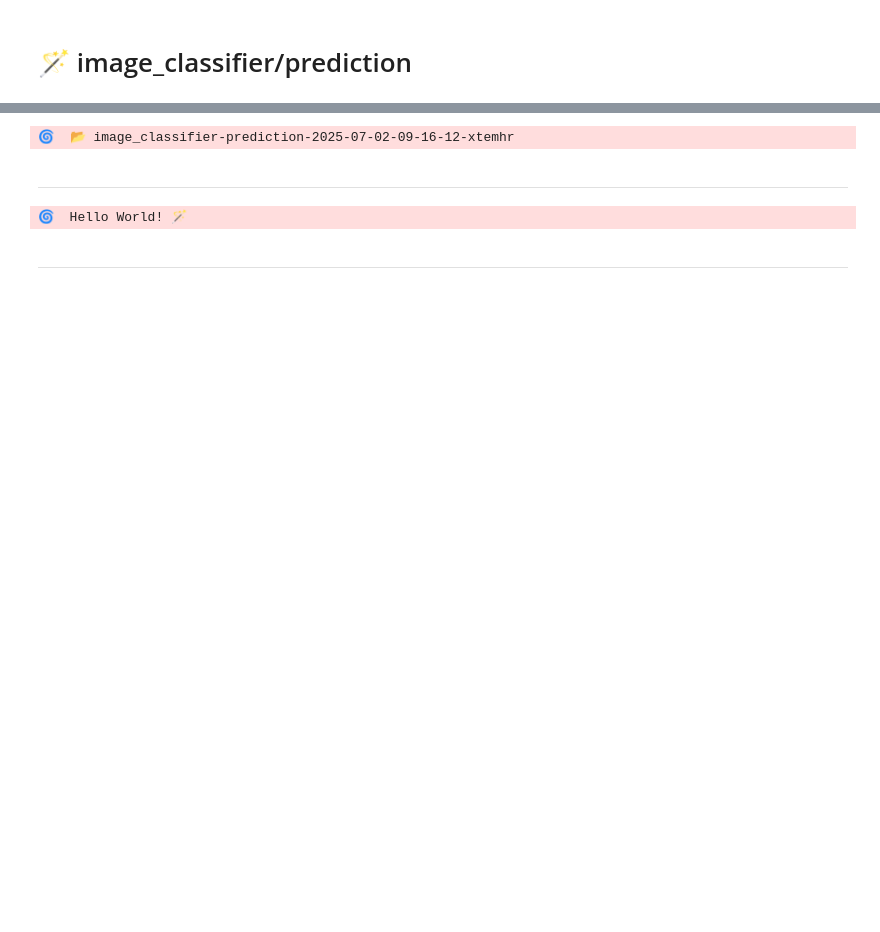
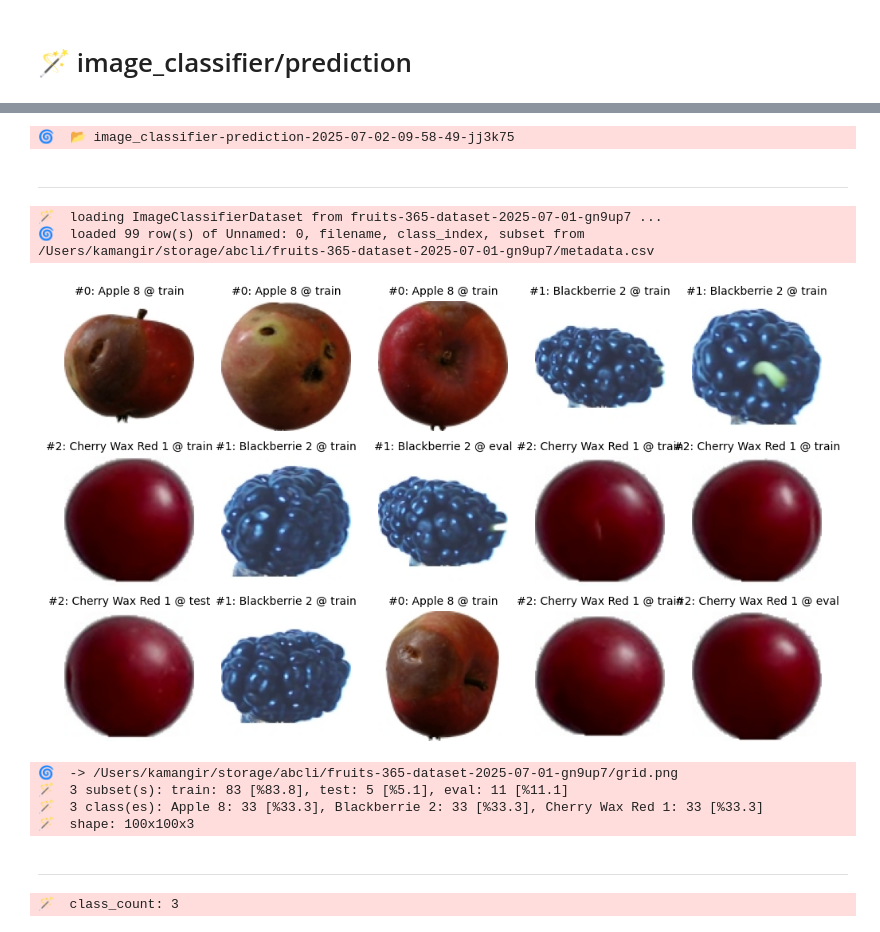
Before and after one commit to kamangir/bluer-algo, a Jupyter notebook: notebooks/image_classifier_prediction.ipynb, the cells around one changed output, grey strips where cells are left out. Cells and saved outputs as stored; diff of their text form; code cells hidden in the pictures; blank space fills up the shorter version.

Commit message:
++ - kamangir/bolt#746

```diff
--- a/notebooks/image_classifier_prediction.ipynb
+++ b/notebooks/image_classifier_prediction.ipynb
@@ -15,12 +27,21 @@ built on 02 July 2025, 09:16:12
 # %%
-object_name = objects.unique_object("image_classifier-prediction")
+prediction_object_name = objects.unique_object("image_classifier-prediction")
 # %% [output]
-🌀  📂 image_classifier-prediction-2025-07-02-09-16-12-xtemhr
+🌀  📂 image_classifier-prediction-2025-07-02-09-58-49-jj3k75
 # %% [markdown]
 ---
-# %%
-logger.info("Hello World! 🪄")
-# %% [output]
-🌀  Hello World! 🪄
+# %%
+dataset_object_name = env.BLUER_ALGO_FRUITS_360_TEST_DATASET
+# assert storage.download(dataset_object_name)
+# %%
+success, dataset = ImageClassifierDataset.load(object_name=dataset_object_name)
+# %% [output]
+🪄  loading ImageClassifierDataset from fruits-365-dataset-2025-07-01-gn9up7 ...
+🌀  loaded 99 row(s) of Unnamed: 0, filename, class_index, subset from /Users/kamangir/storage/abcli/fruits-365-dataset-2025-07-01-gn9up7/metadata.csv
+[figure, added]
+🌀  -> /Users/kamangir/storage/abcli/fruits-365-dataset-2025-07-01-gn9up7/grid.png
+🪄  3 subset(s): train: 83 [%83.8], test: 5 [%5.1], eval: 11 [%11.1]
+🪄  3 class(es): Apple 8: 33 [%33.3], Blackberrie 2: 33 [%33.3], Cherry Wax Red 1: 33 [%33.3]
+🪄  shape: 100x100x3
 # %% [markdown]
 ---
@@ -26,0 +56,10 @@ logger.info("Hello World! 🪄")
+# %%
+model_metadata = get_from_object(
+    object_name=model_object_name,
+    key="model",
+)
+
+class_count = model_metadata["dataset"]["class_count"]
+logger.info(f"class_count: {class_count}")
+# %% [output]
+🪄  class_count: 3
```
Also changed, not shown: parts of 10 cells of this notebook, 4 other files.
